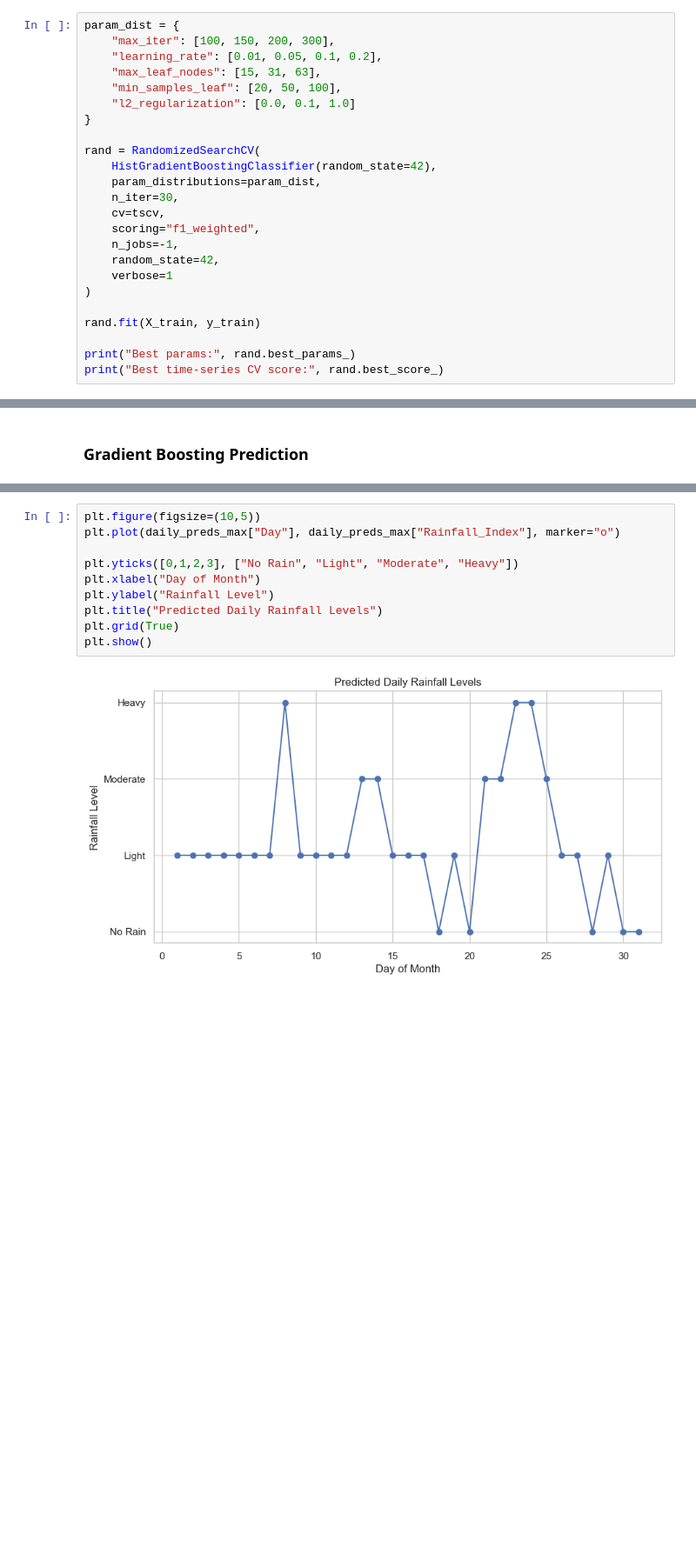
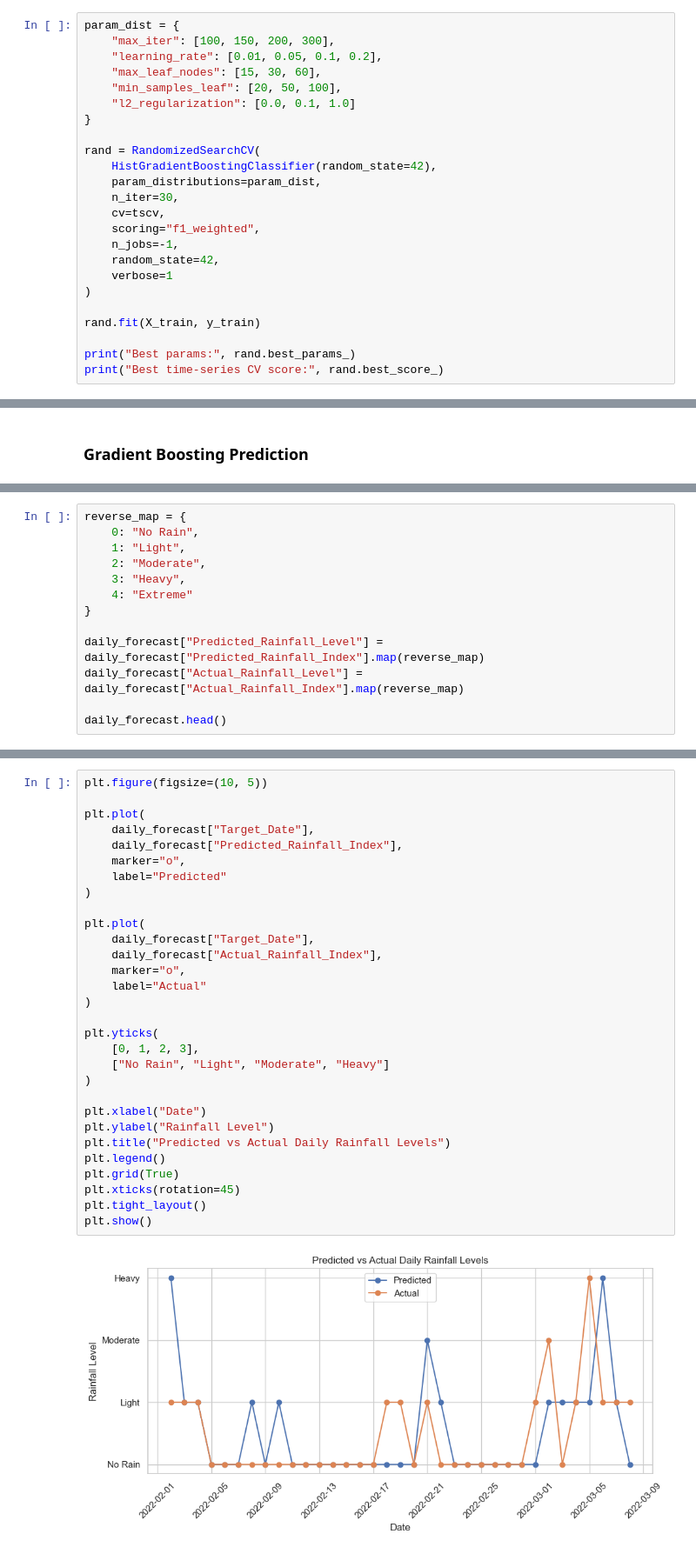
Before and after one commit to Zewen-Zhao/ADS2001_GroupMC3, a Jupyter notebook: Modelling/modelling_jiehni.ipynb, the cells around one changed output, grey strips where cells are left out. Shown at 87% size. Cells and saved outputs as stored; diff of their text form; blank space fills up the shorter version.

```diff
--- a/Modelling/modelling_jiehni.ipynb
+++ b/Modelling/modelling_jiehni.ipynb
@@ -459,7 +387,7 @@ This checks whether the model is learning real patterns or just picking up unint
 param_dist = {
     "max_iter": [100, 150, 200, 300],
     "learning_rate": [0.01, 0.05, 0.1, 0.2],
-    "max_leaf_nodes": [15, 31, 63],
+    "max_leaf_nodes": [15, 30, 60],
     "min_samples_leaf": [20, 50, 100],
     "l2_regularization": [0.0, 0.1, 1.0]
 }
@@ -735,0 +614,13 @@ print(daily_preds_max)
+# %%
+reverse_map = {
+    0: "No Rain",
+    1: "Light",
+    2: "Moderate",
+    3: "Heavy",
+    4: "Extreme"
+}
+
+daily_forecast["Predicted_Rainfall_Level"] = daily_forecast["Predicted_Rainfall_Index"].map(reverse_map)
+daily_forecast["Actual_Rainfall_Level"] = daily_forecast["Actual_Rainfall_Index"].map(reverse_map)
+
+daily_forecast.head()
@@ -736,15 +643,35 @@ print(daily_preds_max)
 # %%
-plt.figure(figsize=(10,5))
-plt.plot(daily_preds_max["Day"], daily_preds_max["Rainfall_Index"], marker="o")
+plt.figure(figsize=(10, 5))
 
-plt.yticks([0,1,2,3], ["No Rain", "Light", "Moderate", "Heavy"])
-plt.xlabel("Day of Month")
+plt.plot(
+    daily_forecast["Target_Date"],
+    daily_forecast["Predicted_Rainfall_Index"],
+    marker="o",
+    label="Predicted"
+)
+
+plt.plot(
+    daily_forecast["Target_Date"],
+    daily_forecast["Actual_Rainfall_Index"],
+    marker="o",
+    label="Actual"
+)
+
+plt.yticks(
+    [0, 1, 2, 3],
+    ["No Rain", "Light", "Moderate", "Heavy"]
+)
+
+plt.xlabel("Date")
 plt.ylabel("Rainfall Level")
-plt.title("Predicted Daily Rainfall Levels")
+plt.title("Predicted vs Actual Daily Rainfall Levels")
+plt.legend()
 plt.grid(True)
+plt.xticks(rotation=45)
+plt.tight_layout()
 plt.show()
 # %% [output]
-[figure, old version]
+[figure, new version]
 # %%
 sns.set_theme(style="whitegrid")
 
```
Also changed, not shown: parts of 57 cells of this notebook.
